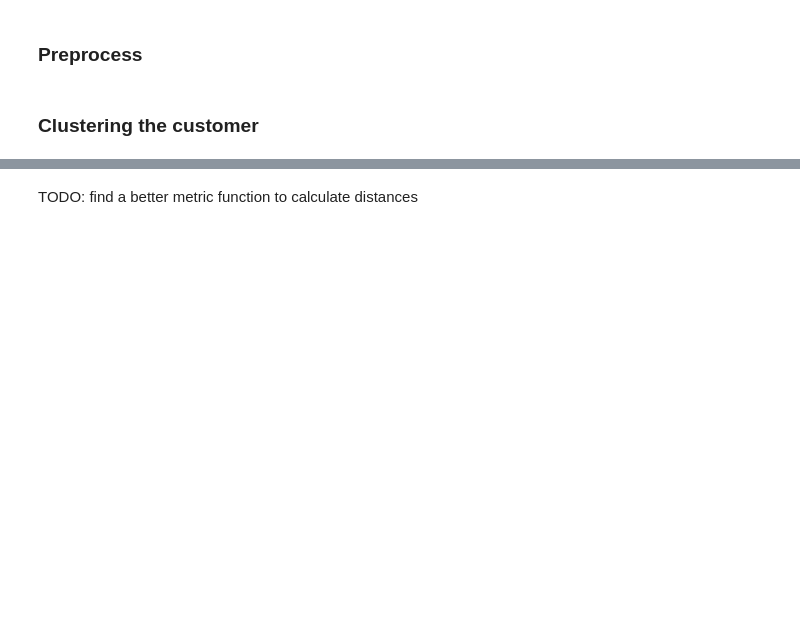
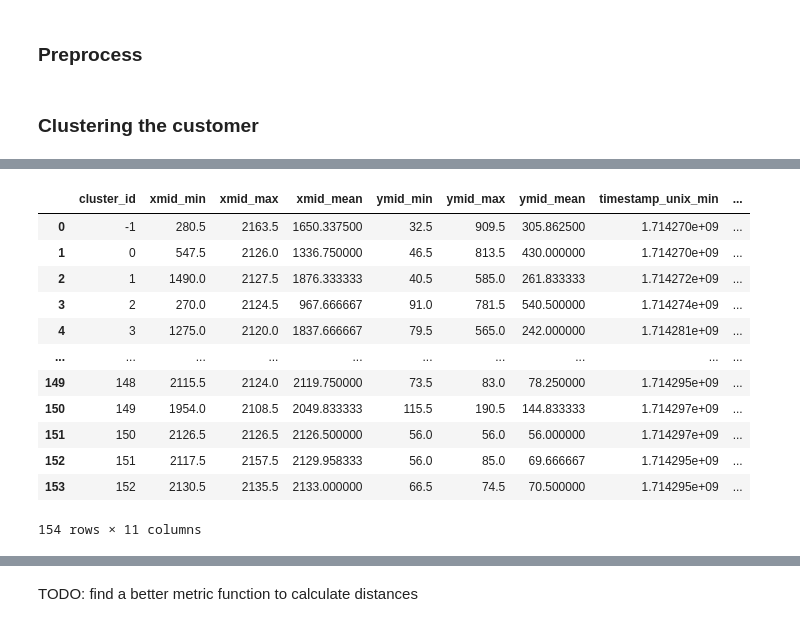
Before and after one commit to JeansAthiwat/parking-customer-count, a Jupyter notebook: 12ClusterCustomerToVehicle.ipynb, the cells around one changed output, grey strips where cells are left out. Cells and saved outputs as stored; diff of their text form; code cells hidden in the pictures; blank space fills up the shorter version.

```diff
--- a/12ClusterCustomerToVehicle.ipynb
+++ b/12ClusterCustomerToVehicle.ipynb
@@ -144,0 +90,16 @@ x:571.0, y:873.0, t:1714318278.0, cluster: -1
+# %%
+cluster_cross
+# %% [output]
+|  | cluster_id | xmid_min | xmid_max | xmid_mean | ymid_min | ymid_max | ymid_mean | timestamp_unix_min | ... |
+| 0 | -1 | 280.5 | 2163.5 | 1650.337500 | 32.5 | 909.5 | 305.862500 | 1.714270e+09 | ... |
+| 1 | 0 | 547.5 | 2126.0 | 1336.750000 | 46.5 | 813.5 | 430.000000 | 1.714270e+09 | ... |
+| 2 | 1 | 1490.0 | 2127.5 | 1876.333333 | 40.5 | 585.0 | 261.833333 | 1.714272e+09 | ... |
+| 3 | 2 | 270.0 | 2124.5 | 967.666667 | 91.0 | 781.5 | 540.500000 | 1.714274e+09 | ... |
+| 4 | 3 | 1275.0 | 2120.0 | 1837.666667 | 79.5 | 565.0 | 242.000000 | 1.714281e+09 | ... |
+| ... | ... | ... | ... | ... | ... | ... | ... | ... | ... |
+| 149 | 148 | 2115.5 | 2124.0 | 2119.750000 | 73.5 | 83.0 | 78.250000 | 1.714295e+09 | ... |
+| 150 | 149 | 1954.0 | 2108.5 | 2049.833333 | 115.5 | 190.5 | 144.833333 | 1.714297e+09 | ... |
+| 151 | 150 | 2126.5 | 2126.5 | 2126.500000 | 56.0 | 56.0 | 56.000000 | 1.714297e+09 | ... |
+| 152 | 151 | 2117.5 | 2157.5 | 2129.958333 | 56.0 | 85.0 | 69.666667 | 1.714295e+09 | ... |
+| 153 | 152 | 2130.5 | 2135.5 | 2133.000000 | 66.5 | 74.5 | 70.500000 | 1.714295e+09 | ... |
+154 rows × 11 columns
```
Also changed, not shown: parts of 3 cells of this notebook, 2 other files.
